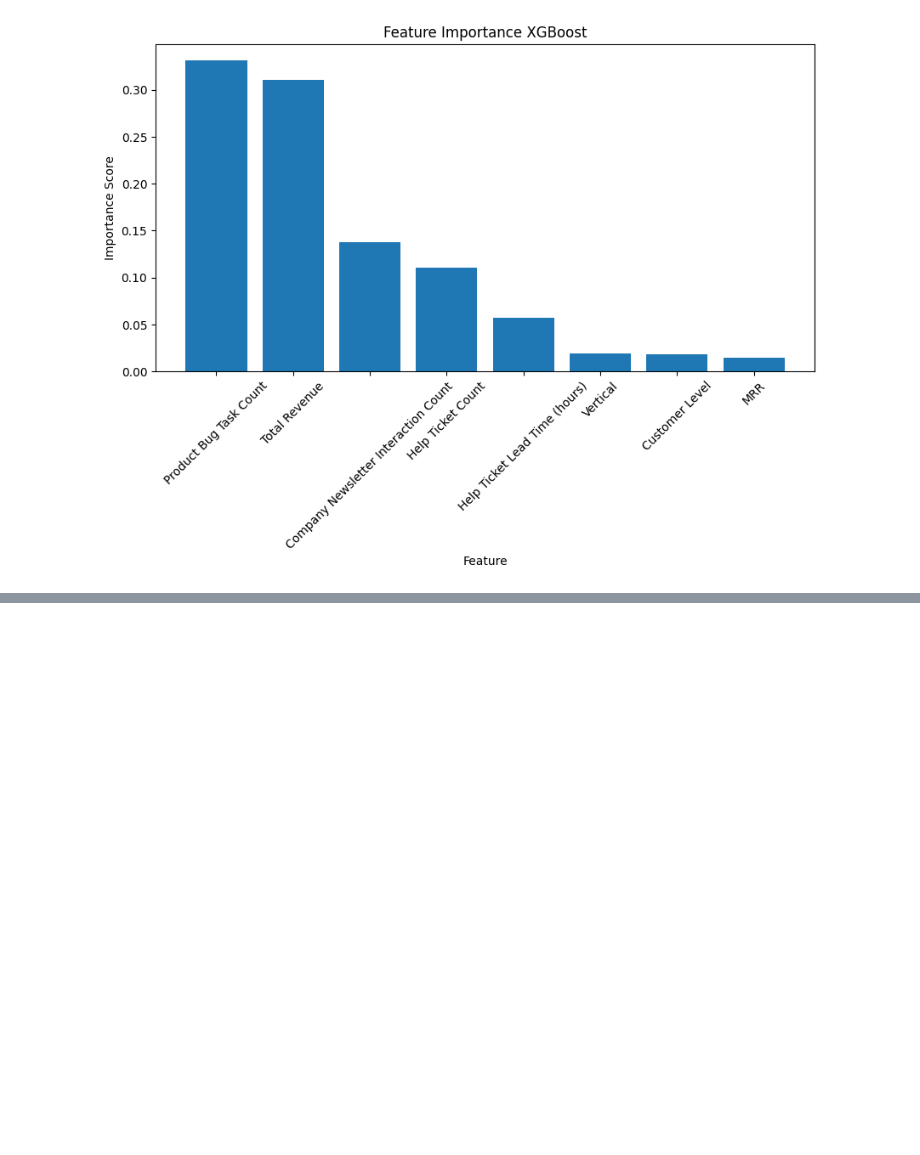
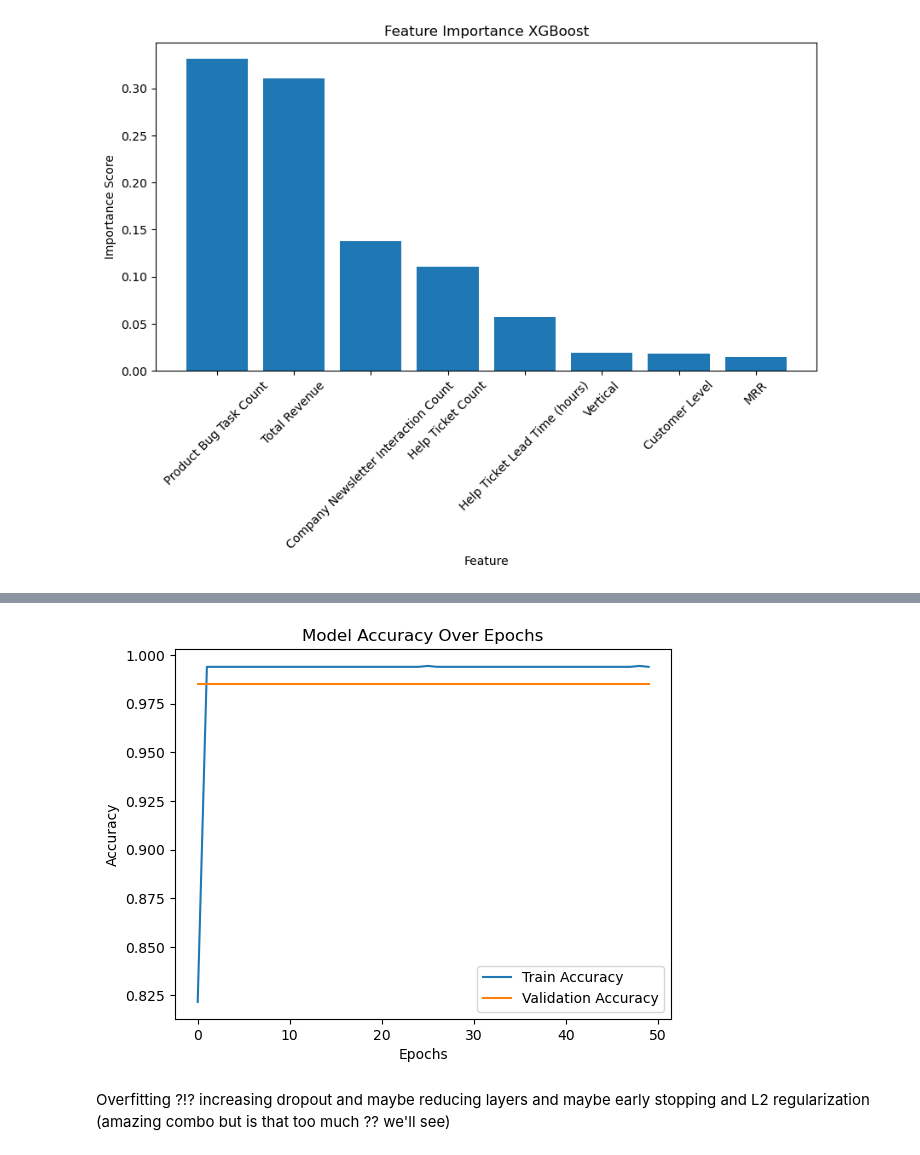
Before and after one commit to yahocan/hacettepeaidatathon2024, a Jupyter notebook: datathon.ipynb, the cells around one changed output, grey strips where cells are left out. Drawn from its saved outputs; the diff is of its cells as text; code cells hidden in the pictures; blank space fills up the shorter version.

```diff
--- a/datathon.ipynb
+++ b/datathon.ipynb
@@ -675,0 +713,21 @@ plt.show()
+# %%
+# Standardize numerical features
+scaler = StandardScaler()
+X_scaled = scaler.fit_transform(df_encoded.drop(columns=["Churn"]))  # Remove target column it dont need to be standarized
+
+y = df_encoded["Churn"].values
+
+X_train, X_test, y_train, y_test = train_test_split(X_scaled, y, test_size=0.2, random_state=42)
+# %%
+model = Sequential([
+    Dense(64, activation='relu', input_shape=(X_train.shape[1],)),  # Input layer
+    Dropout(0.3),  # Prevent overfitting
+    Dense(32, activation='relu'),  # Hidden layer
+    Dropout(0.2),
+    Dense(16, activation='relu'),  # Hidden layer
+    Dense(1, activation='sigmoid')  # Output layer
+])
+
+model.compile(optimizer=Adam(learning_rate=0.001), loss='binary_crossentropy', metrics=['accuracy'])
+# %%
+history = model.fit(X_train, y_train, validation_data=(X_test, y_test), epochs=50, batch_size=32, verbose=1)
@@ -675,0 +765,12 @@ plt.show()
+# %%
+plt.plot(history.history['accuracy'], label='Train Accuracy')
+plt.plot(history.history['val_accuracy'], label='Validation Accuracy')
+plt.title("Model Accuracy Over Epochs")
+plt.xlabel("Epochs")
+plt.ylabel("Accuracy")
+plt.legend()
+plt.show()
+# %% [output]
+[figure, added]
+# %% [markdown]
+Overfitting ?!? increasing dropout and maybe reducing layers and maybe early stopping and L2 regularization (amazing combo but is that too much ?? we'll see)
```
Also changed, not shown: parts of 23 cells of this notebook, 3 other files.
